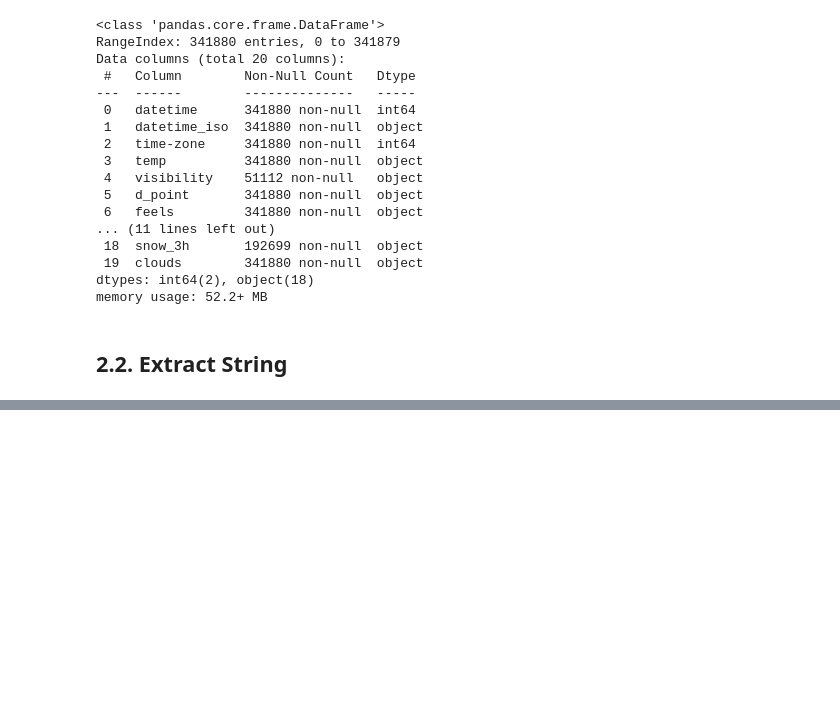
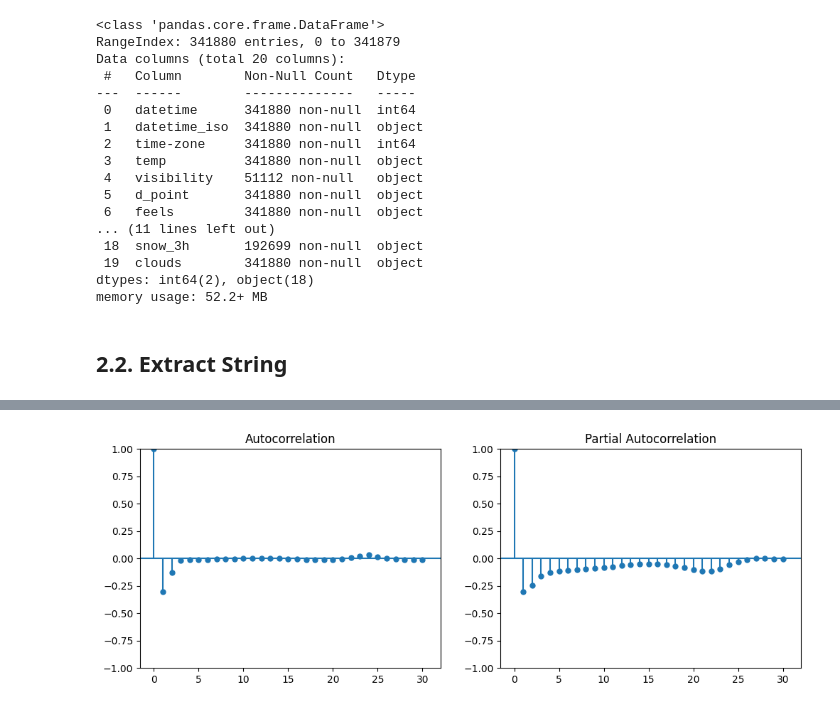
Before and after one commit to aymanrafif/rainforecasting_dq, a Jupyter notebook: lag_implementation.ipynb, the cells around one changed output, grey strips where cells are left out. Saved outputs shown, nothing was run; the diff lists cells and outputs as text; code cells hidden in the pictures; blank space fills up the shorter version.

```diff
--- a/lag_implementation.ipynb
+++ b/lag_implementation.ipynb
@@ -102,0 +285,19 @@ train.head()
+# %%
+def test_stationarity(timeseries, subset_size=1000):
+    # Perform Dickey-Fuller test
+    result = adfuller(timeseries[:subset_size], autolag='AIC')
+    print('ADF Statistic:', result[0])
+    print('p-value:', result[1])
+    print('Critical Values:', result[4])
+    if result[1] <= 0.05:
+        print("Stationary (Reject H0)")
+    else:
+        print("Non-Stationary (Fail to Reject H0)")
+
+def plot_acf_pacf(timeseries):
+    fig, (ax1, ax2) = plt.subplots(1, 2, figsize=(12, 4))
+    plot_acf(timeseries, lags=30, ax=ax1)
+    plot_pacf(timeseries, lags=30, ax=ax2)
+    plt.show()
+# %%
+timeseries = train2['rain_1h']
@@ -102,0 +311,9 @@ train.head()
+# %%
+# If the time series is non-stationary, apply differencing to make it stationary
+d = 1  # Order of differencing (you may need to adjust this)
+timeseries_diff = timeseries.diff(periods=d).dropna()
+
+# Plot ACF and PACF for the differenced time series to determine p and q values
+plot_acf_pacf(timeseries_diff)
+# %% [output]
+[figure, added]
```
Also changed, not shown: parts of 21 cells of this notebook.
